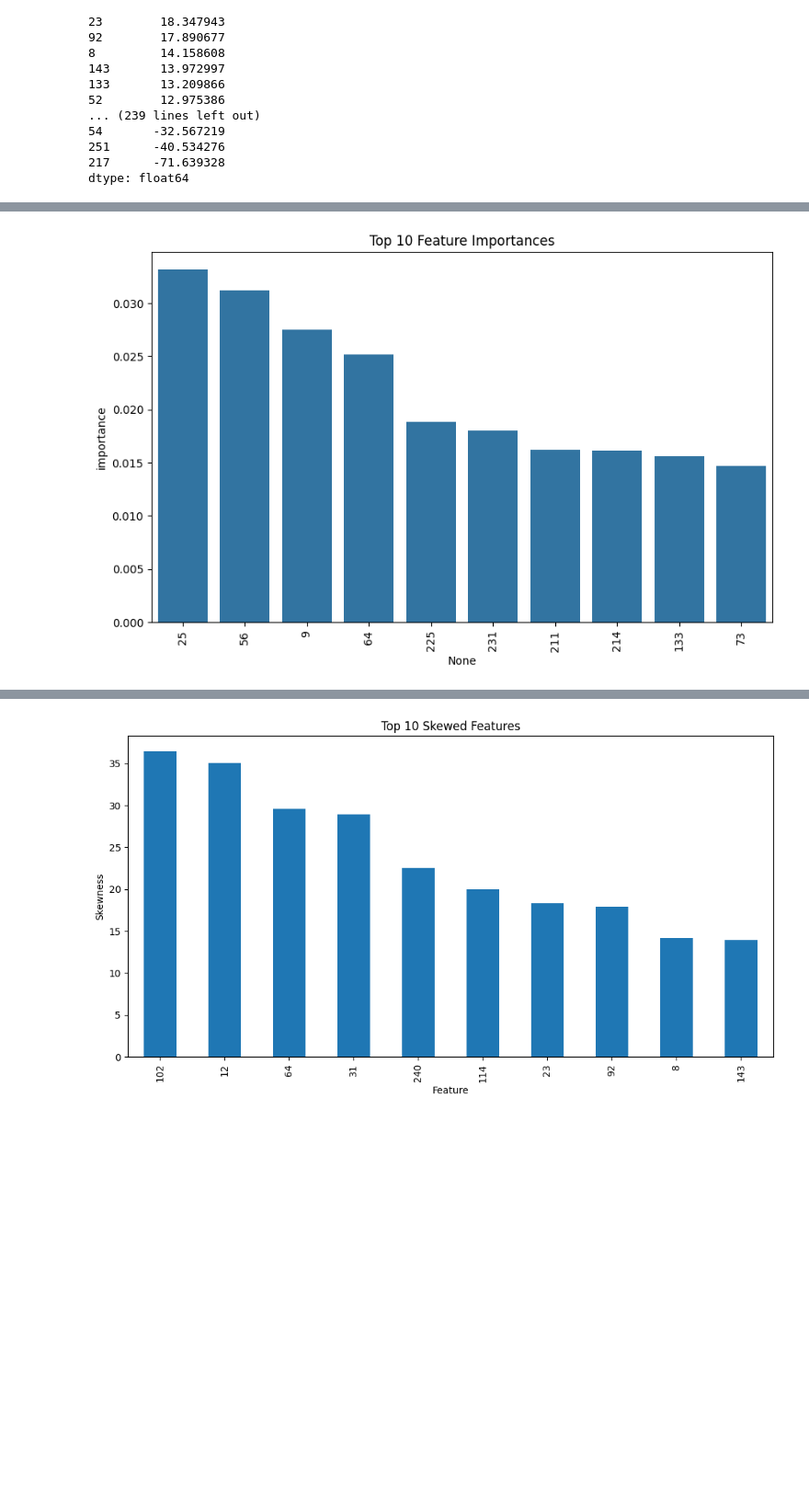
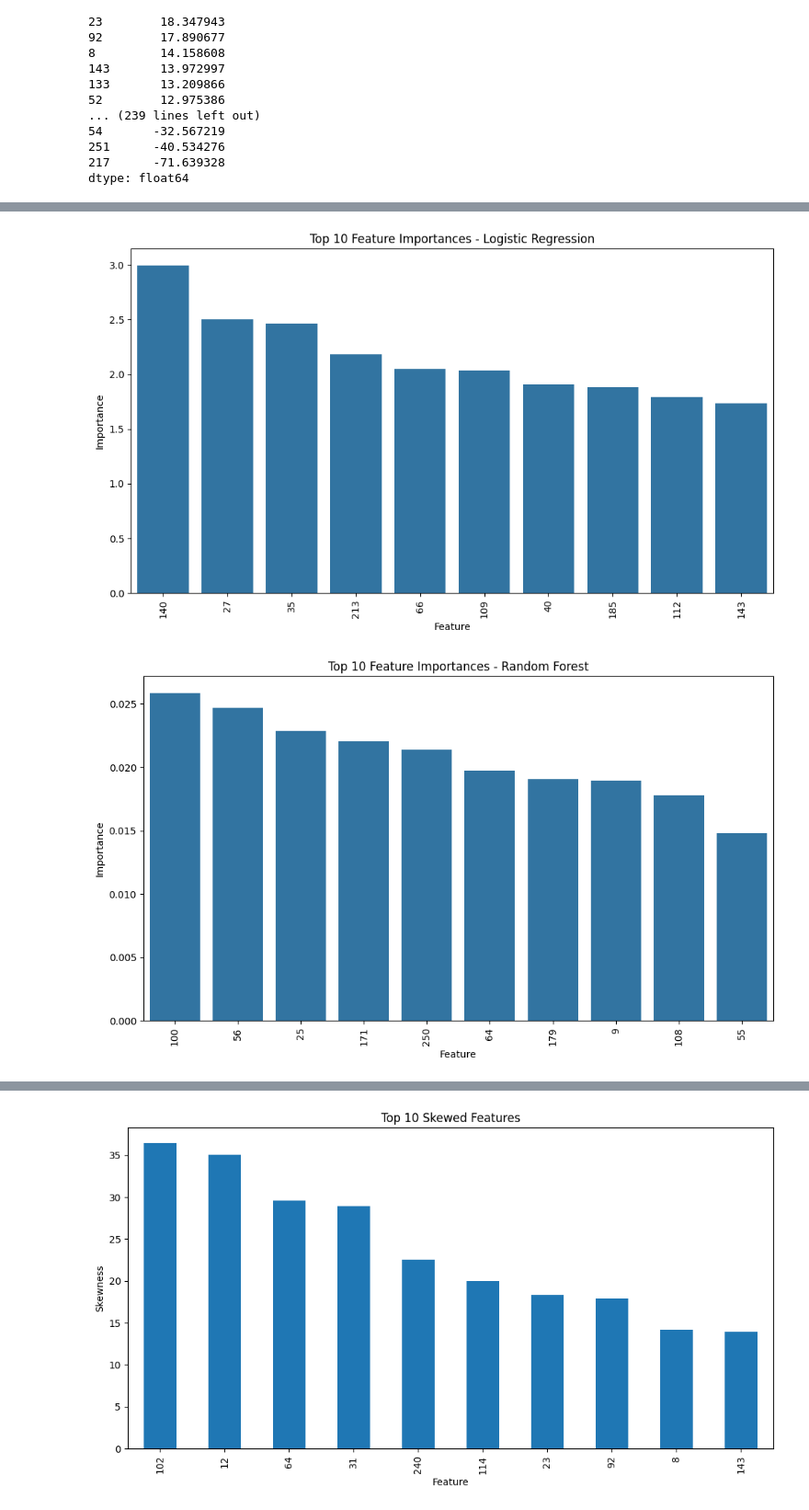
Before and after one commit to christopher192/machine-learning-project, a Jupyter notebook: ml-project-1/project.ipynb, the cells around one changed output, grey strips where cells are left out. Shown at 92% size. Cells and saved outputs as stored; diff of their text form; code cells hidden in the pictures; blank space fills up the shorter version.

```diff
--- a/ml-project-1/project.ipynb
+++ b/ml-project-1/project.ipynb
@@ -151,0 +163,5 @@ y_pred = rf_model.predict(x_test)
+# %%
+# Feature Scaling
+scaler = StandardScaler()
+x_train_scaled = scaler.fit_transform(x_train)
+x_test_scaled = scaler.transform(x_test)
@@ -171,14 +222,37 @@ weighted avg       0.99      0.99      0.98      2049
 # %%
-# Feature Importance Visualization
-feature_importances = pd.DataFrame(rf_model.feature_importances_,
-                                   index=x.columns,
-                                   columns=['importance']).sort_values('importance', ascending=False)
+# Create empty dictionary to store feature importances
+feature_importances = {}
+
+# Loop through each trained model
+for name, result in model_results.items():
+    model = result['model']
+
+    if hasattr(model, "feature_importances_"):
+        # Random Forest and XGBoost
+        importance = model.feature_importances_
+    elif hasattr(model, "coef_"):
+        # Logistic Regression
+        importance = abs(model.coef_[0])
+    else:
+        print(f"No feature importance available for {name}.")
+        continue
+
+    # Save as DataFrame
+    feature_importances[name] = pd.DataFrame({
+        'feature': x.columns,
+        'importance': importance
+    }).sort_values(by='importance', ascending=False)
 # %%
 # Visualize the top 10 most important features
-plt.figure(figsize=(10,6))
-sns.barplot(x=feature_importances.head(10).index, y=feature_importances.head(10)['importance'])
-plt.title("Top 10 Feature Importances")
-plt.xticks(rotation=90)
-plt.show()
+for name, importance_df in feature_importances.items():
+    plt.figure(figsize=(10,6))
+    sns.barplot(x=importance_df.head(10)['feature'], y=importance_df.head(10)['importance'])
+    plt.title(f"Top 10 Feature Importances - {name}")
+    plt.xticks(rotation=90)
+    plt.ylabel('Importance')
+    plt.xlabel('Feature')
+    plt.tight_layout()
+    plt.show()
 # %% [output]
-[figure, old version]
+[figure, new version]
+[figure, added]
```
Also changed, not shown: parts of 15 cells of this notebook, 1 other file.
